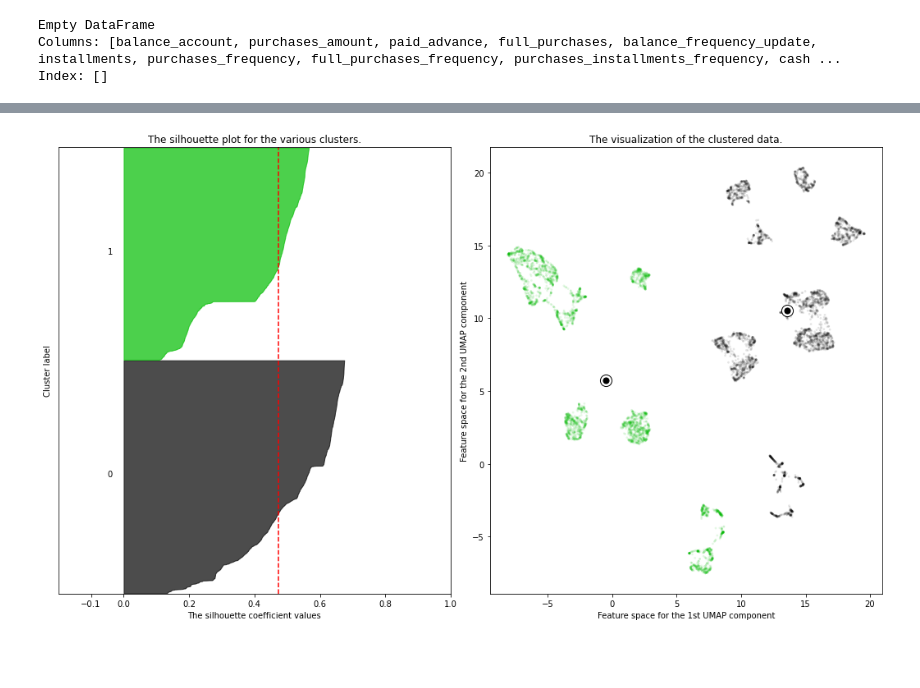
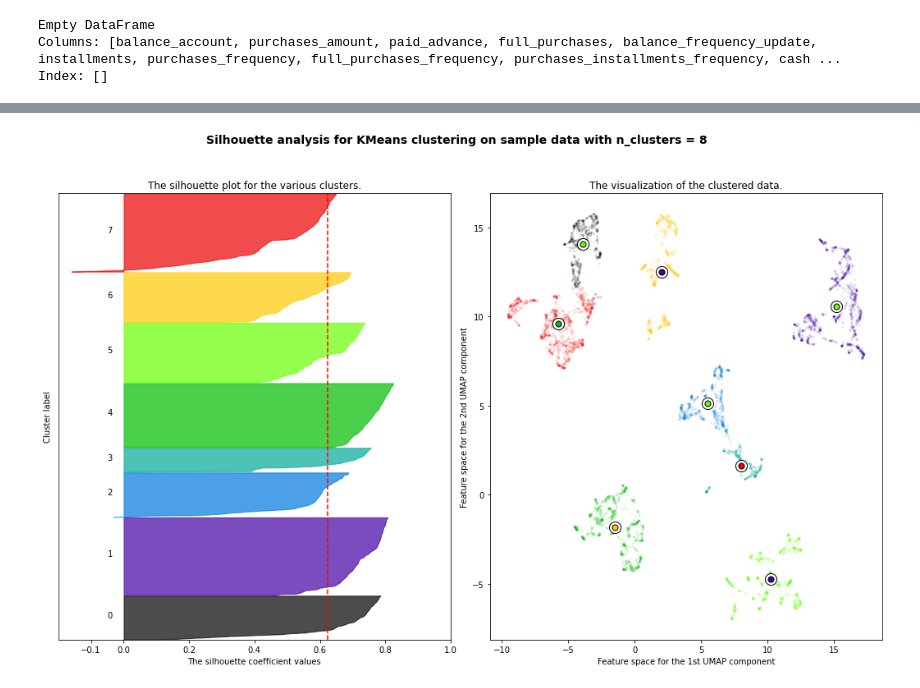
Before and after one commit to Rojoser/Credit-Card-Segmentation, a Jupyter notebook: JvK/JvK_elbow_plotter.ipynb, the cells around one changed output, grey strips where cells are left out. Saved outputs shown, nothing was run; the diff lists cells and outputs as text; code cells hidden in the pictures; blank space fills up the shorter version.

Commit message:
UMAT labels added

```diff
--- a/JvK/JvK_elbow_plotter.ipynb
+++ b/JvK/JvK_elbow_plotter.ipynb
@@ -17,13 +17,14 @@ import copy
 from scipy.stats import shapiro, anderson
 # %%
 #path="../data/transactions_dropped_150_NaN.csv"
-path="../data/transactions_with_outliers.csv"
+#path="../data/transactions_with_outliers.csv"
+path="../data/labelled_transactions.csv"
 
 card_df = pd.read_csv(path)
 card_df=card_df.loc[:, ~card_df.columns.str.contains('^Unnamed')]
 card_df=card_df.loc[:, ~card_df.columns.str.contains('customer_id')]
-card_df=card_df[card_df["Outlier_CBLOF"]==0]
-card_df=card_df[card_df["Outlier_IF"]==0].fillna(0)
+#card_df=card_df[card_df["Outlier_CBLOF"]==0]
+#card_df=card_df[card_df["Outlier_IF"]==0].fillna(0)
 card_df=card_df.loc[:, ~card_df.columns.str.contains('Outlier_CBLOF')]
 card_df=card_df.loc[:, ~card_df.columns.str.contains('Outlier_IF')]
 myfeats=card_df.columns.to_list()
@@ -172,7 +170,9 @@ z: [1.64479712e+03 9.18974577e+02 9.54494175e+02 5.10296869e+02
 # %%
 import umap
-reducer = umap.UMAP()
+reducer = umap.UMAP(n_components=2)
+#reducer = umap.UMAP(n_components=5)
 mystuff=copy.copy(card_df[numeric_features]).to_numpy()
+mystuff=std.fit_transform(mystuff)
 mystuff=pwtr.fit_transform(mystuff)
 embedding = reducer.fit_transform(mystuff)
 embedding.shape
@@ -182,7 +182,7 @@ embedding.shape
 ''' Note: The code below is directly took from sklearn documentation of silhoutte analysis.
           And so you do not have to spend time trying to understand the code'''
 
-range_n_clusters = range(2, 12)
+range_n_clusters = range(8, 9)
 
 r_seed = 42
 
@@ -269,34 +269,6 @@ for n_clusters in range_n_clusters:
     ax2.set_title("The visualization of the clustered data.")
     ax2.set_xlabel("Feature space for the 1st UMAP component")
     ax2.set_ylabel("Feature space for the 2nd UMAP component")
-
-    plt.show()
-
-    fig, (ax1, ax2) = plt.subplots(1, 2)
-    fig.set_size_inches(18, 10)
-    fig.subplots_adjust(wspace=0.1, hspace=0)
-    ax1.scatter(plotax1,
-                plotax2,
-                marker=".",
-                s=30,
-                lw=0,
-                alpha=0.3,
-                c=colors,
-                edgecolor="k")
-    ax1.set_xlabel(xstr)
-    ax1.set_ylabel(ystr)
-
-    ax2.scatter(plotax1,
-                plotax3,
-                marker=".",
-                s=30,
-                lw=0,
-                alpha=0.3,
-                c=colors,
-                edgecolor="k")
-    ax2.set_xlabel(xstr)
-    ax2.set_ylabel(zstr)
-
     plt.suptitle(
         (
             "Silhouette analysis for KMeans clustering on sample data "
@@ -306,6 +278,57 @@ for n_clusters in range_n_clusters:
         fontweight="bold",
     )
     plt.show()
+
+    fig, (ax1, ax2) = plt.subplots(1, 2)
+    fig.set_size_inches(18, 10)
+    fig.subplots_adjust(wspace=0.0, hspace=0)
+    for clust in range(n_clusters):
+        cluster_labels.astype(int)
+
+        locax1=[]
+        locax2=[]
+        locax3=[]
+        loccolors=[]
+        for custind in range(len(cluster_labels)):
+            if cluster_labels[custind]==clust:
+                locax1.append(plotax1[custind])
+                locax2.append(plotax2[custind])
+                locax3.append(plotax3[custind])
+                loccolors.append(colors[custind])
+
+        ax1.scatter(locax2,
+                locax1,
+                marker=".",
+                s=250,
+                lw=0,
+                alpha=0.05,
+                #c=colors,
+                label=str(clust),
+                c=loccolors,
+                edgecolor="k")
+        ax2.scatter(locax3,
+                locax1,
+                marker=".",
+                s=250,
+                lw=0,
+                alpha=0.05,
+                #c=colors,
+                label=str(clust),
+                c=loccolors,
+                edgecolor="k")
+    ax2.set_xlabel(zstr)
+    leg2=ax2.legend()
+    for lh in leg2.legendHandles:
+        lh.set_alpha(1)
+    ax1.set_xlabel(ystr)
+    ax1.set_ylabel(xstr)
+    #ax1.legend()
+    #leg1=ax1.legend()
+    #for lh in leg1.legendHandles:
+        #lh.set_alpha(1)
+#    ax2.set_ylabel(xstr)
+
+    plt.show()
 print("\n")
 plt.show()
 # %% [output]
@@ -313 +336 @@ For n_clusters = 2 The average silhouette_score is : 0.4726
-[figure, old version]
+[figure, new version]
```
Also changed, not shown: parts of 6 cells of this notebook, 4 other files.
